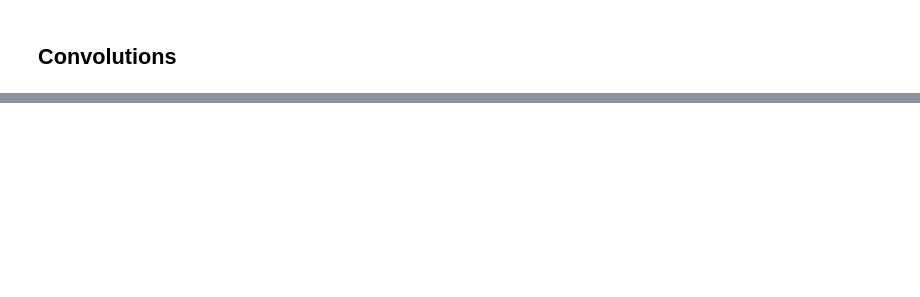
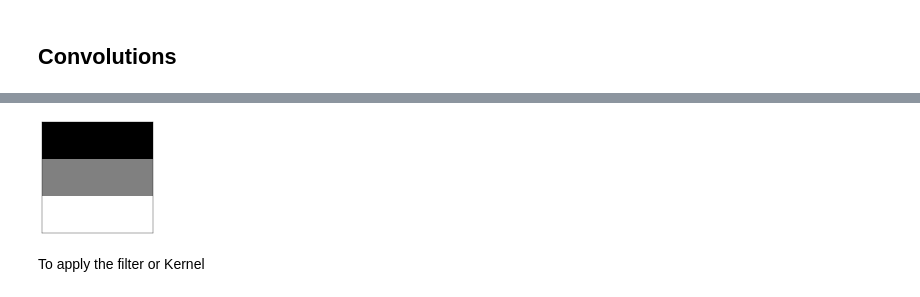
Before and after one commit to mtm-007/Deep-Learing-from-the-foundation-and-GEN_AI, a Jupyter notebook: convolution.ipynb, the cells around one changed output, grey strips where cells are left out. Saved outputs shown, nothing was run; the diff lists cells and outputs as text; code cells hidden in the pictures; blank space fills up the shorter version.

```diff
--- a/convolution.ipynb
+++ b/convolution.ipynb
@@ -42,0 +49,6 @@ show_images(ims)
+# %%
+show_image(top_edge, noframe=False);
+# %% [output]
+[figure, added]
+# %% [markdown]
+To apply the filter or Kernel
```
Also changed, not shown: parts of 52 cells of this notebook.
